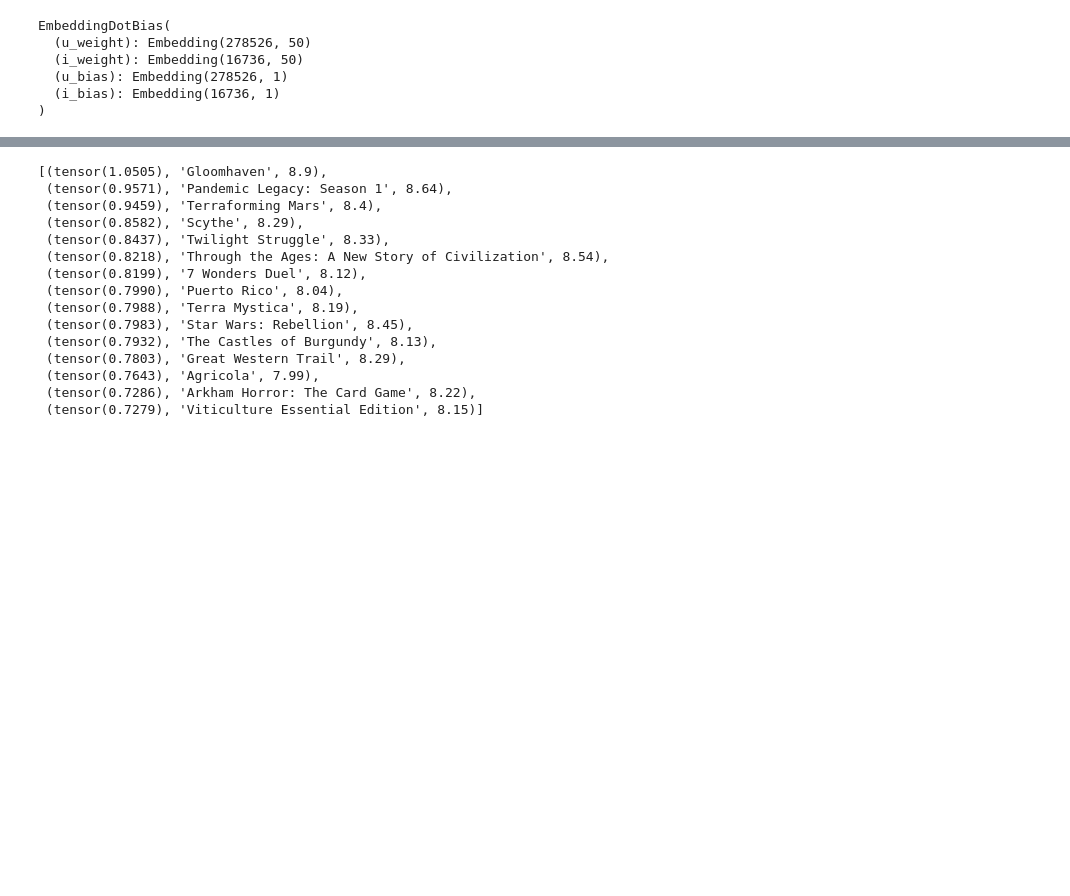
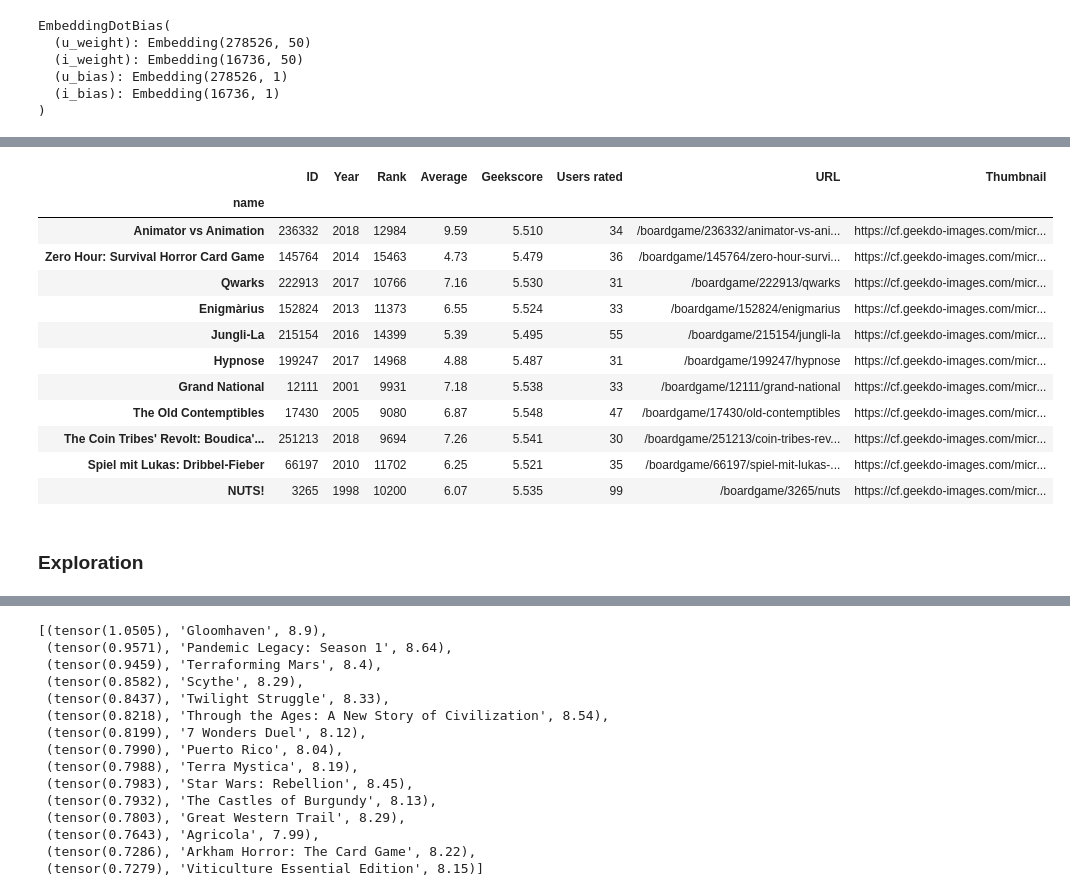
Before and after one commit to Hazel-Yi/analytics-teamwork, a Jupyter notebook: BoardGames.ipynb, the cells around one changed output, grey strips where cells are left out. Saved outputs shown, nothing was run; the diff lists cells and outputs as text; code cells hidden in the pictures; blank space fills up the shorter version.

```diff
--- a/BoardGames.ipynb
+++ b/BoardGames.ipynb
@@ -154,0 +114,11 @@ print(len(top_games))
+# %%
+game_weights = learner.weight(game_indexes, is_item=True)
+game_weights.shape
+game_pca = game_weights.pca(3)
+game_pca.shape
+game_np_weights = game_pca.numpy()
+game_np_weights
+game_weights = game_weights.numpy()
+# %%
+nn = NearestNeighbors(n_neighbors=len(game_indexes))
+fitnn = nn.fit(game_np_weights)
@@ -154,0 +127,11 @@ print(len(top_games))
+# %%
+def getRecommendations( game, n_recommendations):
+    distance, neighbours = fitnn.kneighbors(X=[game_np_weights[game]], n_neighbors=n_recommendations + 1)
+    recommend_list=[]
+    for i,value in enumerate(neighbours, start=0):
+#         print(game_indexes[value], distance[i])
+        recommend_list.append(game_indexes[value])
+    return recommend_list[0].to_list()
+# %%
+recommend_list = getRecommendations(1, 10)
+recommend_list
@@ -154,0 +184,20 @@ print(len(top_games))
+# %%
+#output the recommand list
+# games.set_index("name",inplace =True)
+games.loc[recommend_list]
+# %% [output]
+|  | ID | Year | Rank | Average | Geekscore | Users rated | URL | Thumbnail |
+| name |  |  |  |  |  |  |  |  |
+| Animator vs Animation | 236332 | 2018 | 12984 | 9.59 | 5.510 | 34 | /boardgame/236332/animator-vs-ani... | https://cf.geekdo-images.com/micr... |
+| Zero Hour: Survival Horror Card Game | 145764 | 2014 | 15463 | 4.73 | 5.479 | 36 | /boardgame/145764/zero-hour-survi... | https://cf.geekdo-images.com/micr... |
+| Qwarks | 222913 | 2017 | 10766 | 7.16 | 5.530 | 31 | /boardgame/222913/qwarks | https://cf.geekdo-images.com/micr... |
+| Enigmàrius | 152824 | 2013 | 11373 | 6.55 | 5.524 | 33 | /boardgame/152824/enigmarius | https://cf.geekdo-images.com/micr... |
+| Jungli-La | 215154 | 2016 | 14399 | 5.39 | 5.495 | 55 | /boardgame/215154/jungli-la | https://cf.geekdo-images.com/micr... |
+| Hypnose | 199247 | 2017 | 14968 | 4.88 | 5.487 | 31 | /boardgame/199247/hypnose | https://cf.geekdo-images.com/micr... |
+| Grand National | 12111 | 2001 | 9931 | 7.18 | 5.538 | 33 | /boardgame/12111/grand-national | https://cf.geekdo-images.com/micr... |
+| The Old Contemptibles | 17430 | 2005 | 9080 | 6.87 | 5.548 | 47 | /boardgame/17430/old-contemptibles | https://cf.geekdo-images.com/micr... |
+| The Coin Tribes' Revolt: Boudica'... | 251213 | 2018 | 9694 | 7.26 | 5.541 | 30 | /boardgame/251213/coin-tribes-rev... | https://cf.geekdo-images.com/micr... |
+| Spiel mit Lukas: Dribbel-Fieber | 66197 | 2010 | 11702 | 6.25 | 5.521 | 35 | /boardgame/66197/spiel-mit-lukas-... | https://cf.geekdo-images.com/micr... |
+| NUTS! | 3265 | 1998 | 10200 | 6.07 | 5.535 | 99 | /boardgame/3265/nuts | https://cf.geekdo-images.com/micr... |
+# %% [markdown]
+### Exploration
```
Also changed, not shown: parts of 53 cells of this notebook, 1 other file.
